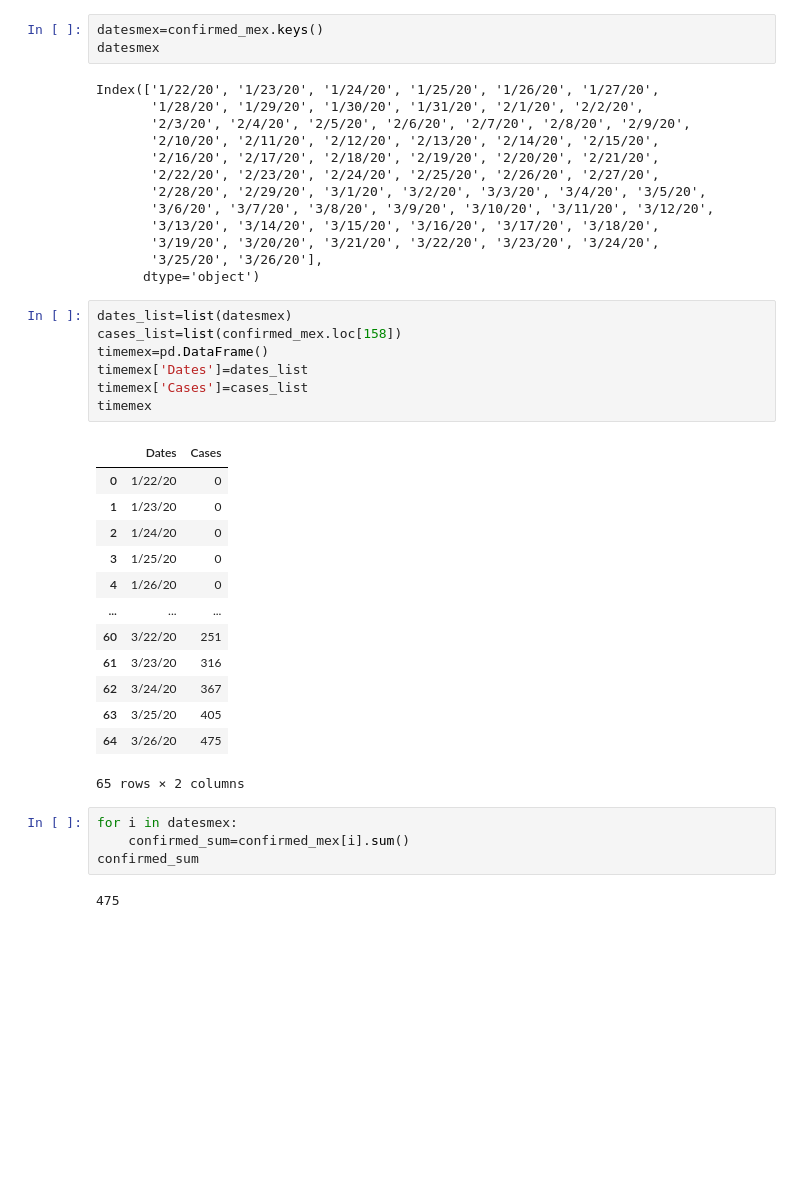
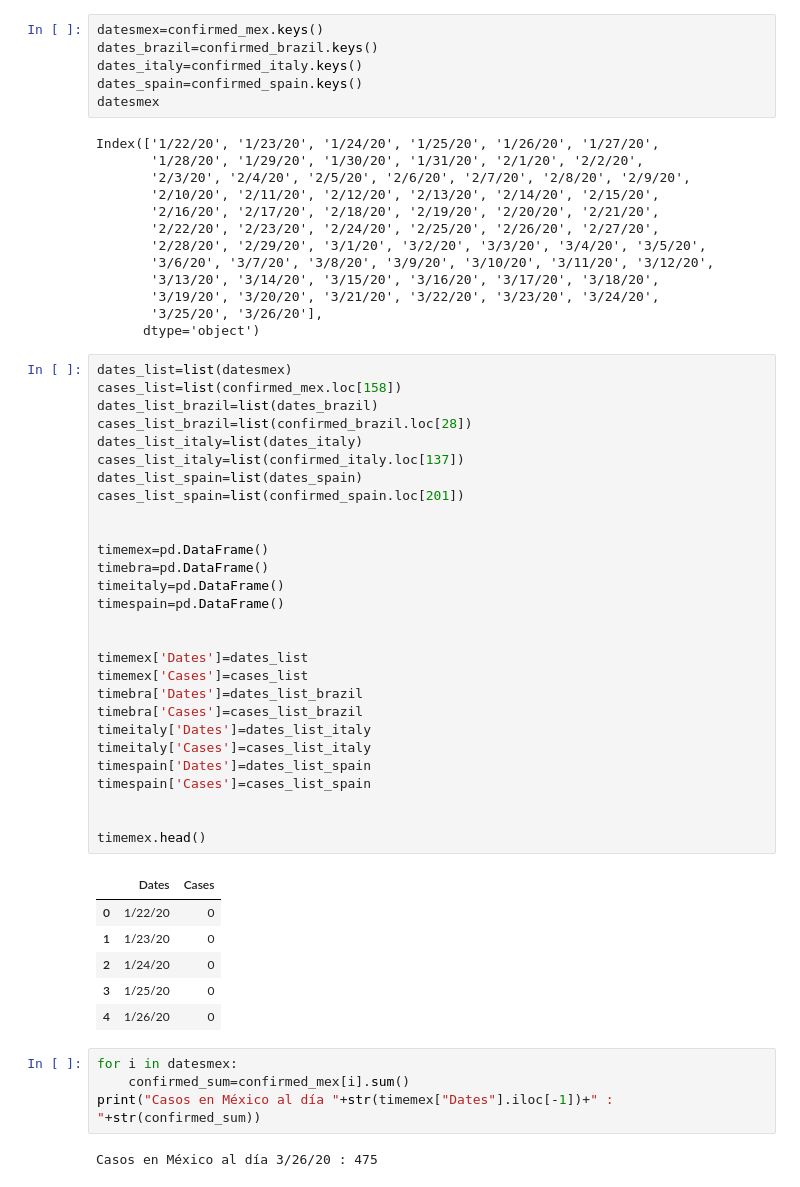
Before and after one commit to pablolopez2733/Covid-19-Data, a Jupyter notebook: COVID-19.ipynb, the cells around one changed output. Saved outputs shown, nothing was run; the diff lists cells and outputs as text; blank space fills up the shorter version.

```diff
--- a/COVID-19.ipynb
+++ b/COVID-19.ipynb
@@ -64,5 +100,8 @@ import plotly.express as px
 # %%
 datesmex=confirmed_mex.keys()
+dates_brazil=confirmed_brazil.keys()
+dates_italy=confirmed_italy.keys()
+dates_spain=confirmed_spain.keys()
 datesmex
 # %% [output]
 Index(['1/22/20', '1/23/20', '1/24/20', '1/25/20', '1/26/20', '1/27/20',
@@ -77,32 +116,46 @@ Index(['1/22/20', '1/23/20', '1/24/20', '1/25/20', '1/26/20', '1/27/20',
        '3/19/20', '3/20/20', '3/21/20', '3/22/20', '3/23/20', '3/24/20',
        '3/25/20', '3/26/20'],
       dtype='object')
-# %%
-dates_list=list(datesmex)
-cases_list=list(confirmed_mex.loc[158])
-timemex=pd.DataFrame()
-timemex['Dates']=dates_list
-timemex['Cases']=cases_list
-timemex
-# %% [output]
-|  | Dates | Cases |
-| 0 | 1/22/20 | 0 |
-| 1 | 1/23/20 | 0 |
-| 2 | 1/24/20 | 0 |
-| 3 | 1/25/20 | 0 |
-| 4 | 1/26/20 | 0 |
-| ... | ... | ... |
-| 60 | 3/22/20 | 251 |
-| 61 | 3/23/20 | 316 |
-| 62 | 3/24/20 | 367 |
-| 63 | 3/25/20 | 405 |
-| 64 | 3/26/20 | 475 |
-65 rows × 2 columns
+# %%
+dates_list=list(datesmex)
+cases_list=list(confirmed_mex.loc[158])
+dates_list_brazil=list(dates_brazil)
+cases_list_brazil=list(confirmed_brazil.loc[28])
+dates_list_italy=list(dates_italy)
+cases_list_italy=list(confirmed_italy.loc[137])
+dates_list_spain=list(dates_spain)
+cases_list_spain=list(confirmed_spain.loc[201])
+
+
+timemex=pd.DataFrame()
+timebra=pd.DataFrame()
+timeitaly=pd.DataFrame()
+timespain=pd.DataFrame()
+
+
+timemex['Dates']=dates_list
+timemex['Cases']=cases_list
+timebra['Dates']=dates_list_brazil
+timebra['Cases']=cases_list_brazil
+timeitaly['Dates']=dates_list_italy
+timeitaly['Cases']=cases_list_italy
+timespain['Dates']=dates_list_spain
+timespain['Cases']=cases_list_spain
+
+
+timemex.head()
+# %% [output]
+|  | Dates | Cases |
+| 0 | 1/22/20 | 0 |
+| 1 | 1/23/20 | 0 |
+| 2 | 1/24/20 | 0 |
+| 3 | 1/25/20 | 0 |
+| 4 | 1/26/20 | 0 |
 # %%
 for i in datesmex:
     confirmed_sum=confirmed_mex[i].sum()
-confirmed_sum
+print("Casos en México al día "+str(timemex["Dates"].iloc[-1])+" : "+str(confirmed_sum))
 # %% [output]
-475
+Casos en México al día 3/26/20 : 475
 # %%
 fig = px.line(timemex, x='Dates', y='Cases')
```
Also changed, not shown: parts of 9 cells of this notebook.
